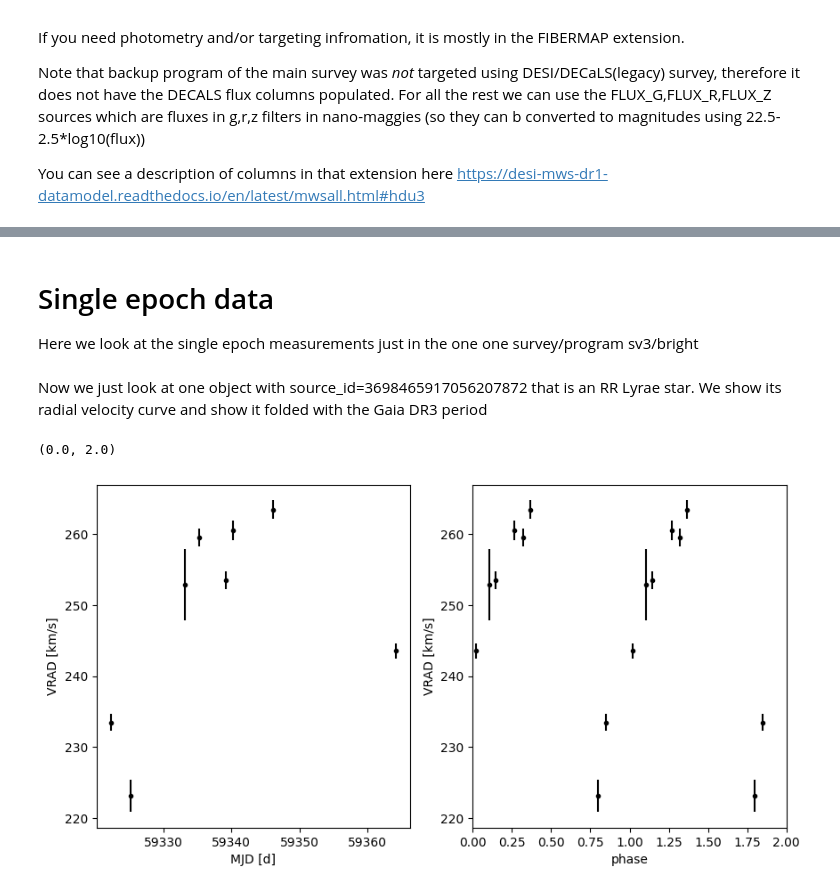
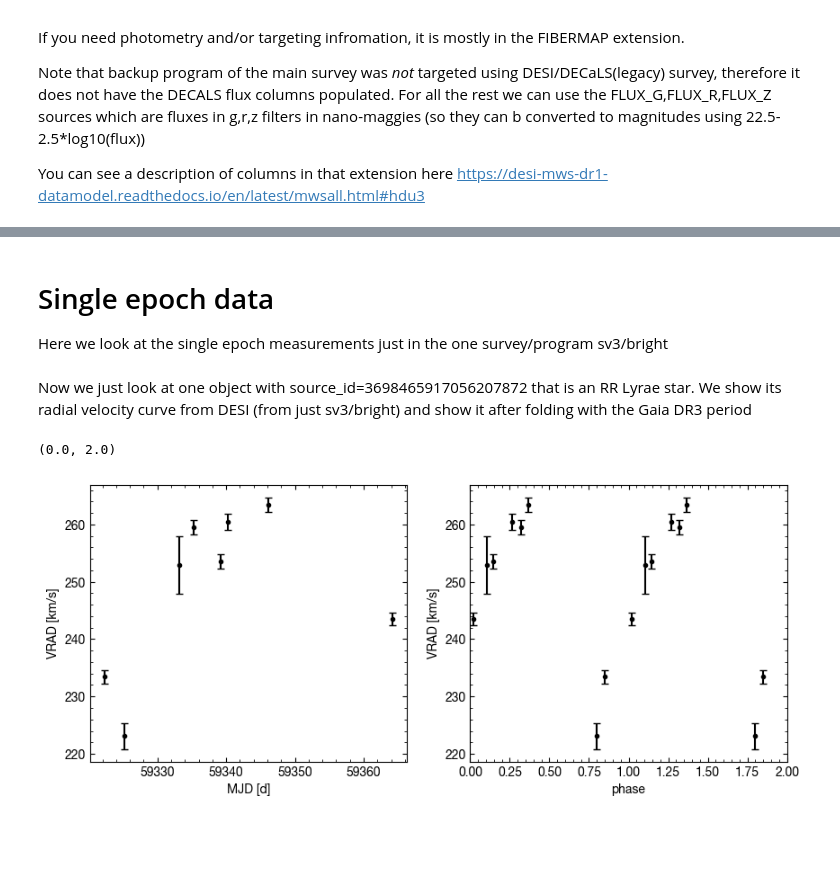
Before and after one commit to desimilkyway/dr1_tutorials, a Jupyter notebook: DR1_tutorial.ipynb, the cells around one changed output, grey strips where cells are left out. Saved outputs shown, nothing was run; the diff lists cells and outputs as text; code cells hidden in the pictures; blank space fills up the shorter version.

```diff
--- a/DR1_tutorial.ipynb
+++ b/DR1_tutorial.ipynb
@@ -452,30 +495,45 @@ Text(0.5, 0, 'V$_R$ [km/s]')
 # %% [markdown]
 # Single epoch data
 
-Here we look at the single epoch measurements just in the one one survey/program sv3/bright
+Here we look at the single epoch measurements just in the one survey/program sv3/bright
 # %%
-T_RV1 = atpy.Table().read('data/rvpix_exp-sv3-bright.fits','RVTAB', mask_invalid=False)
-T_FM1 = atpy.Table().read('data/rvpix_exp-sv3-bright.fits','FIBERMAP', mask_invalid=False)
-T_G1 = atpy.Table().read('data/rvpix_exp-sv3-bright.fits',"GAIA", mask_invalid=False)
+T_RV1 = atpy.Table().read('data/rvpix_exp-sv3-bright.fits',
+                          'RVTAB',
+                          mask_invalid=False)
+T_FM1 = atpy.Table().read('data/rvpix_exp-sv3-bright.fits',
+                          'FIBERMAP',
+                          mask_invalid=False)
+T_G1 = atpy.Table().read('data/rvpix_exp-sv3-bright.fits',
+                         "GAIA",
+                         mask_invalid=False)
 # %% [markdown]
-Now we just look at one object with source_id=3698465917056207872  that is an RR Lyrae star.
-We show its radial velocity curve and show it folded with the Gaia DR3 period
+Now we just look at one object with source_id=3698465917056207872 that is an RR Lyrae star.
+We show its radial velocity curve from DESI (from just sv3/bright) and show it after folding with  the Gaia DR3 period
 # %%
-rrl = T_G1['SOURCE_ID']== 3698465917056207872
+rrl = T_G1['SOURCE_ID'] == 3698465917056207872
 rrl.sum()
-plt.figure(figsize=(10,5))
-plt.subplot(1,2,1)
-plt.errorbar(T_FM1['MJD'][rrl],T_RV1['VRAD'][rrl],T_RV1['VRAD_ERR'][rrl],fmt='k.')
+plt.figure(figsize=(10, 4))
+plt.subplot(1, 2, 1)
+plt.errorbar(T_FM1['MJD'][rrl],
+             T_RV1['VRAD'][rrl],
+             T_RV1['VRAD_ERR'][rrl],
+             fmt='k.')
 plt.xlabel('MJD [d]')
 plt.ylabel('VRAD [km/s]')
-period= 0.49197089  # from Gaia DR3
+period = 0.49197089  # from Gaia DR3
 
-plt.subplot(1,2,2)
-plt.errorbar((T_FM1['MJD'][rrl]%period)/period,T_RV1['VRAD'][rrl],T_RV1['VRAD_ERR'][rrl],fmt='k.')
-plt.errorbar((T_FM1['MJD'][rrl]%period)/period+1,T_RV1['VRAD'][rrl],T_RV1['VRAD_ERR'][rrl],fmt='k.')
+plt.subplot(1, 2, 2)
+plt.errorbar((T_FM1['MJD'][rrl] % period) / period,
+             T_RV1['VRAD'][rrl],
+             T_RV1['VRAD_ERR'][rrl],
+             fmt='k.')
+plt.errorbar((T_FM1['MJD'][rrl] % period) / period + 1,
+             T_RV1['VRAD'][rrl],
+             T_RV1['VRAD_ERR'][rrl],
+             fmt='k.')
 plt.xlabel('phase')
-plt.ylabel('VRAD [km/s]');
-plt.xlim(0,2)
+plt.ylabel('VRAD [km/s]')
+plt.xlim(0, 2)
 # %% [output]
 (0.0, 2.0)
-[figure, old version]
+[figure, new version]
```
Also changed, not shown: parts of 22 cells of this notebook, 1 other file.
